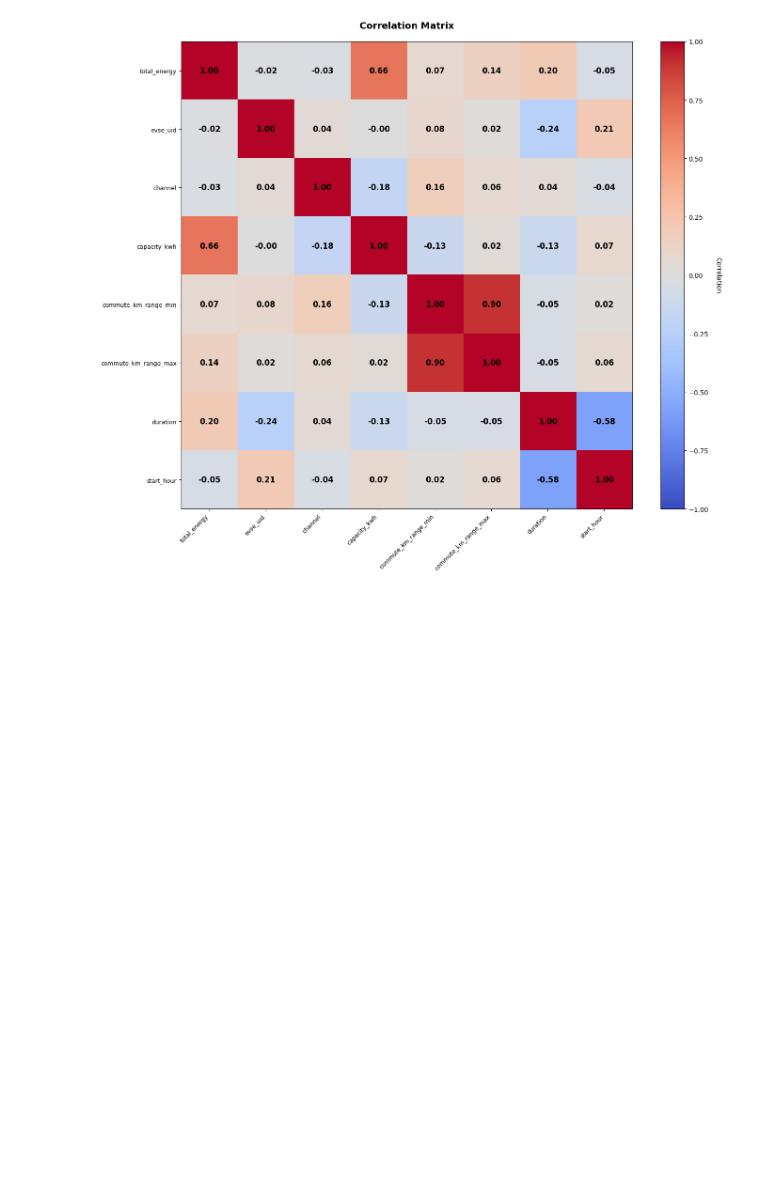
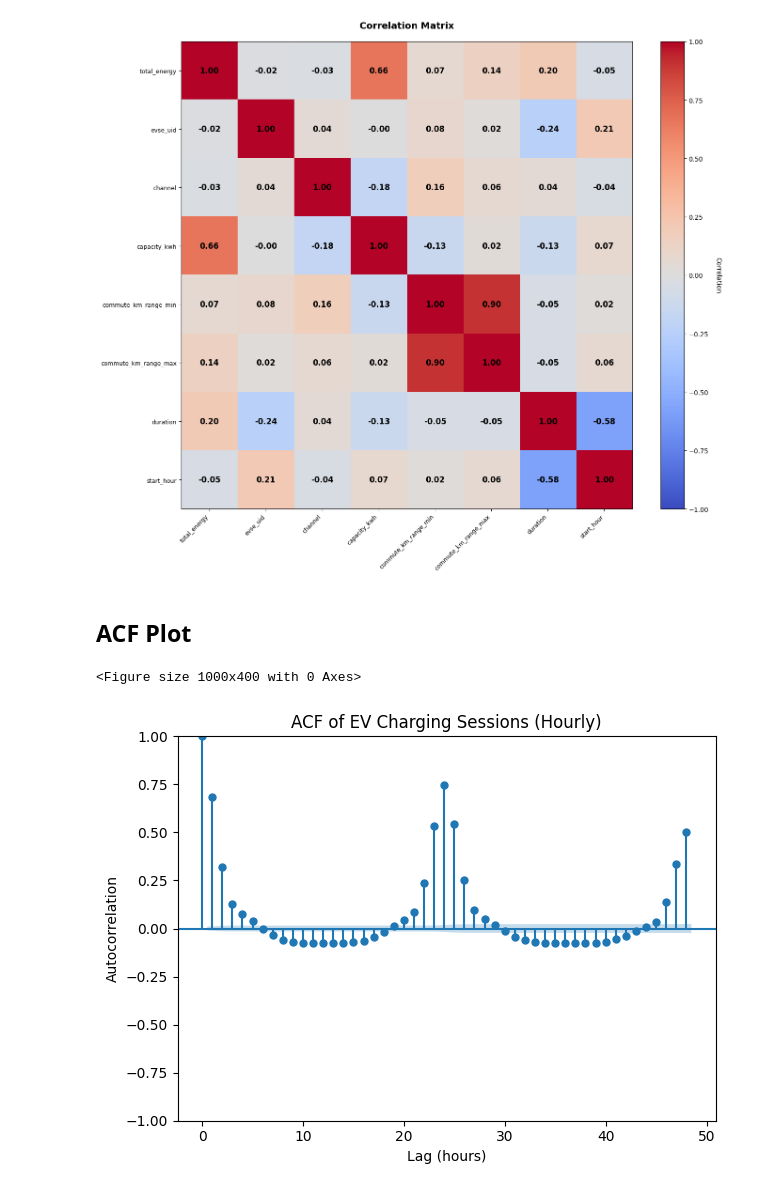
Before and after one commit to ManuCa93/time_series_final, a Jupyter notebook: notebook.ipynb, the cells around one changed output. Saved outputs shown, nothing was run; the diff lists cells and outputs as text; code cells hidden in the pictures; blank space fills up the shorter version.

Commit message:
feat: add ACF plot

```diff
--- a/notebook.ipynb
+++ b/notebook.ipynb
@@ -165,3 +165,25 @@ plt.tight_layout()
 plt.show()
 # %% [output]
 [figure]
+# %% [markdown]
+## ACF Plot
+# %%
+from statsmodels.graphics.tsaplots import plot_acf
+
+ts = (
+    df
+    .set_index('start_datetime')
+    .resample('H')
+    .size()
+)
+
+plt.figure(figsize=(10, 4))
+plot_acf(ts, lags=48)
+plt.title("ACF of EV Charging Sessions (Hourly)")
+plt.xlabel("Lag (hours)")
+plt.ylabel("Autocorrelation")
+plt.tight_layout()
+plt.show()
+# %% [output]
+<Figure size 1000x400 with 0 Axes>
+[figure, added]
```
